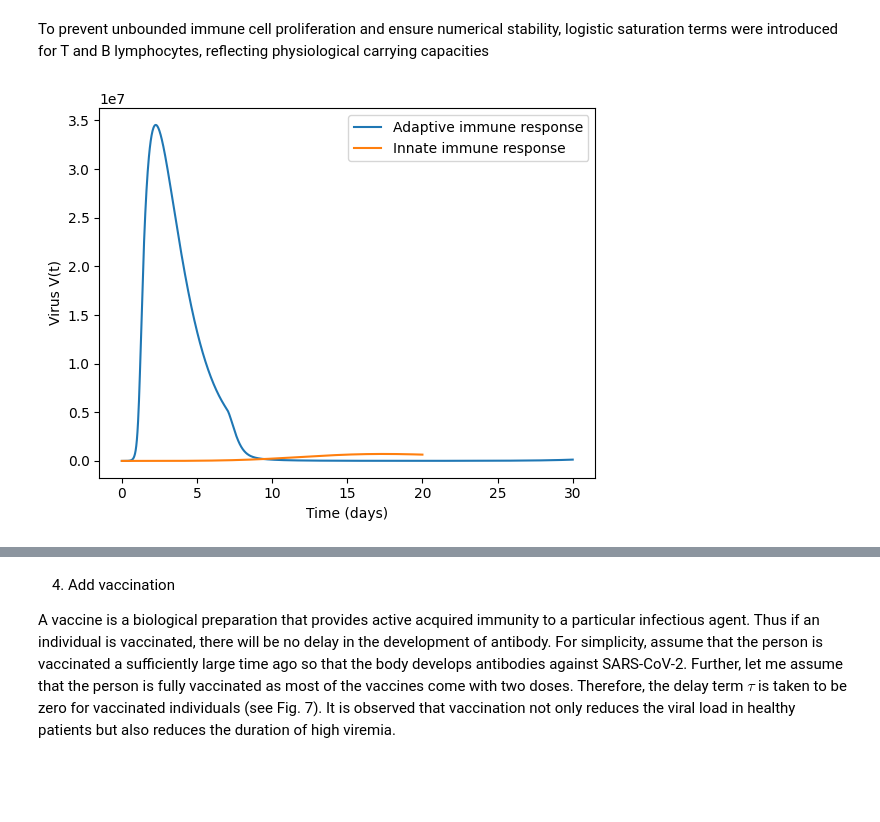
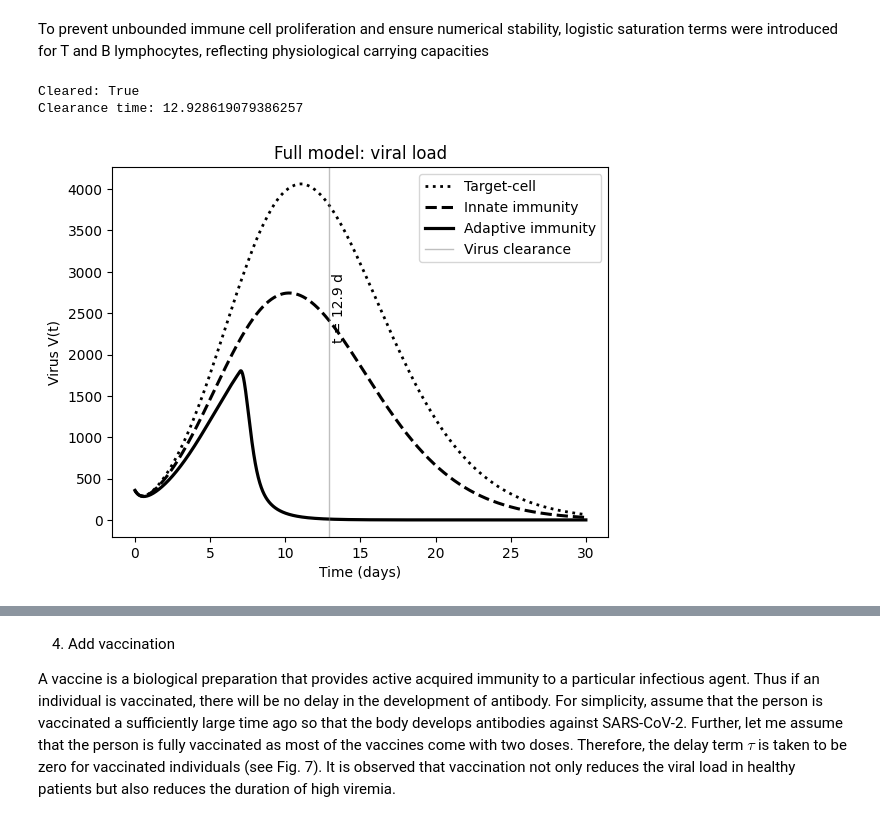
Before and after one commit to angelabortolato/PLDE, a Jupyter notebook: project.ipynb, the cells around one changed output, grey strips where cells are left out. Saved outputs shown, nothing was run; the diff lists cells and outputs as text; code cells hidden in the pictures; blank space fills up the shorter version.

```diff
--- a/project.ipynb
+++ b/project.ipynb
@@ -237,7 +289,7 @@ def full_model(t, y, params):
 
 params_full = [
     4e3,        # Pi
-    1.1533e-6,       # beta
+    2e-8,       # beta
     0.5,        # gamma
     0.14,       # mu1
     0.65,       # mu2
@@ -258,37 +310,63 @@ params_full = [
     0.1,        # lambda1
     0.01,       # lambda2
     0.05,       # eta
     7.0         # tau
 ]
 
 y0_immune = [
     4e5,  # H
     3e-4,  # I
     357, # V
     0.0,  # C
     100,  # N
     500,  # T
     100,  # B
     0.0   # A, no antibodies initially
 ]
 
-t_span = (0, 30)
-t_eval = np.linspace(0, 30, 1500)
 
 sol_immune = solve_ivp(
     full_model, t_span, y0_immune,
     args=(params_full,), t_eval=t_eval, method="BDF",
     rtol=1e-6,
     atol=1e-9,
-    events=virus_clearance_event
 )
 
-plt.plot(sol_immune.t, sol_immune.y[2], label="Adaptive immune response")
-plt.plot(sol_innate.t, sol_innate.y[2], label="Innate immune response")
+cleared_immune, t_clear_immune = compute_virus_clearance(
+    sol_immune.t, sol_immune.y[2],
+    min_duration=0.5
+)
+print("Cleared:", cleared_immune)
+print("Clearance time:", t_clear_immune)
+
+
+plt.plot(sol_tc.t, sol_tc.y[2], ls=":", lw=2.0, color="#000000", label="Target-cell")
+plt.plot(sol_innate.t, sol_innate.y[2], ls="--", lw=2.2, color="#000000", label="Innate immunity")
+plt.plot(sol_immune.t, sol_immune.y[2], ls="-", lw=2.3, color="#000000", label="Adaptive immunity")
+if t_clear_immune is not None:
+    plt.axvline(
+        t_clear_immune,
+        color="grey",
+        linestyle="-",
+        linewidth=1,
+        alpha=0.5,
+        label="Virus clearance"
+    )
+    plt.text(
+        t_clear_immune + 0.2,
+        plt.ylim()[1] * 0.6,
+        f"t = {t_clear_immune:.1f} d",
+        rotation=90,
+        va="center",
+        fontsize=10
+    )
 plt.xlabel("Time (days)")
 plt.ylabel("Virus V(t)")
+plt.title("Full model: viral load")
 plt.legend()
 plt.show()
 # %% [output]
+Cleared: True
+Clearance time: 12.928619079386257
-[figure, old version]
+[figure, new version]
 # %%
```
Also changed, not shown: parts of 44 cells of this notebook.
